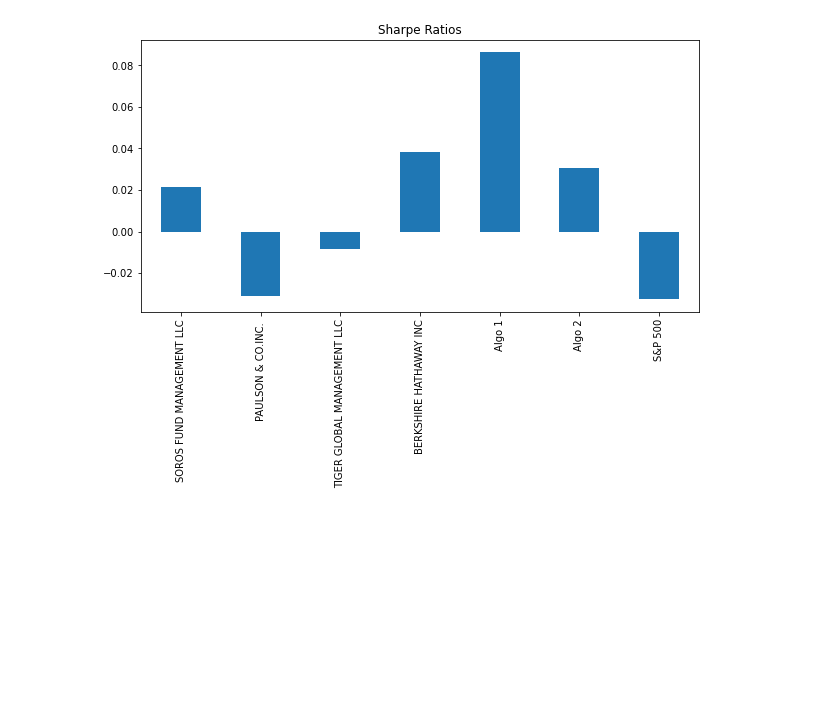
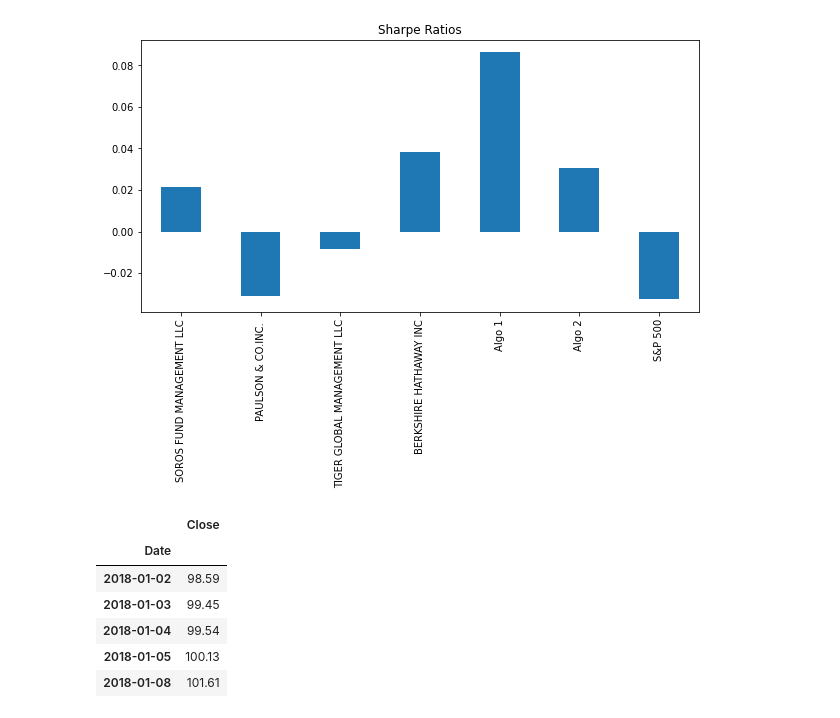
Before and after one commit to campbell8081/Unit04-PandasHW, a Jupyter notebook: whaleportfolio.ipynb, the cells around one changed output. Cells and saved outputs as stored; diff of their text form; code cells hidden in the pictures; blank space fills up the shorter version.

```diff
--- a/whaleportfolio.ipynb
+++ b/whaleportfolio.ipynb
@@ -302,3 +302,18 @@ sharpe_ratio.plot.bar(figsize=(10,5), title="Sharpe Ratios")
 [figure]
 # %%
 ## Portfolio Returns
+# %%
+# Reading Walmart Returns
+walmart_returns_csv = Path("../Resources/WMT_Historical.csv")
+# Read CSV into DataFrame
+walmart_returns_df = pd.read_csv(walmart_returns_csv, index_col="Date",  infer_datetime_format=True, parse_dates=True)
+walmart_returns_df.sort_index()
+walmart_returns_df.head()
+# %% [output]
+|  | Close |
+| Date |  |
+| 2018-01-02 | 98.59 |
+| 2018-01-03 | 99.45 |
+| 2018-01-04 | 99.54 |
+| 2018-01-05 | 100.13 |
+| 2018-01-08 | 101.61 |
```
Also changed, not shown: parts of 2 cells of this notebook.
